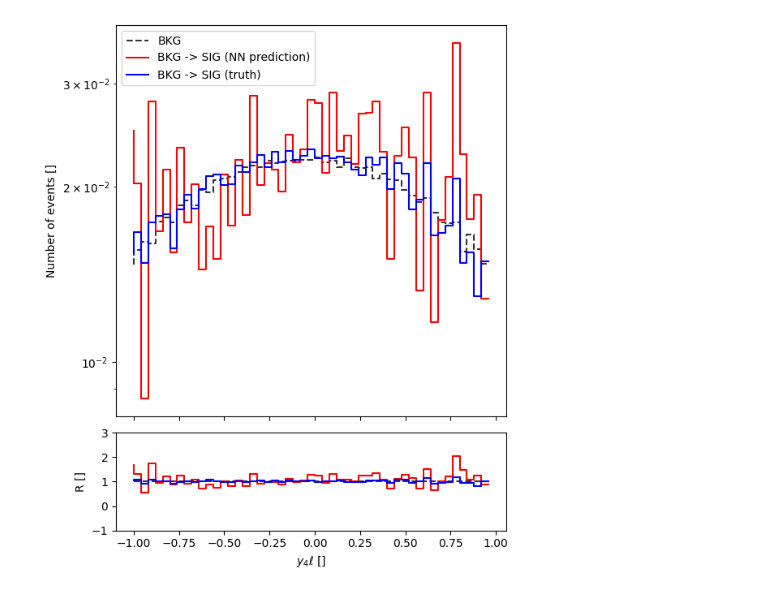
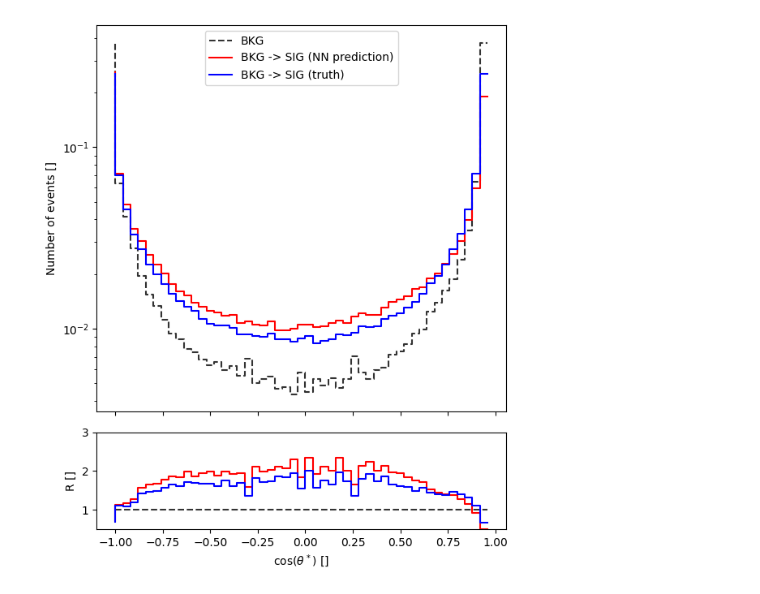
Before and after one commit to hep-cce/nsbi4hep, a Jupyter notebook: plot-alice-reweight.ipynb, the cells around one changed output. Cells and saved outputs as stored; diff of their text form; code cells hidden in the pictures.

```diff
--- a/plot-alice-reweight.ipynb
+++ b/plot-alice-reweight.ipynb
@@ -18,18 +18,18 @@ from lightning import Trainer
 # %%
 OUTPUT_DIR = 'jobs/alice/refactor-one-500k'
 SCALER_FILE = 'scaler.pkl'
-CHECKPOINT_DIR = 'checkpoints_gpudev'
+CHECKPOINT_DIR = 'checkpoints'
 SAMPLE_DIR = '..'
 
-CHECKPOINT = 'checkpoint-alice-epoch=44-val_loss=0.47.ckpt'
+CHECKPOINT = 'checkpoint-alice-epoch=54-val_loss=0.47.ckpt'
 
 VERSION = 0
 LIGHTNING_DIR = f'lightning_logs/version_{VERSION}'
 
-COMPONENT_1 = msq.Component.SIG
-COMPONENT_2 = msq.Component.BKG
+COMPONENT_2 = msq.Component.SIG
+COMPONENT_1 = msq.Component.BKG
 
-SAMPLE_SIZE = 100000
+SAMPLE_SIZE = 250000
 BATCH_SIZE = 128
 SEED = 42
 # %%
@@ -60,6 +67,10 @@ sample_processed = sample_background.filter(msq_bkg_null).calculate(z_cand).filt
 
 features = ['cth_star', 'cth_1', 'cth_2', 'phi_1', 'phi', 'Z1_mass', 'Z2_mass', '4l_mass', '4l_rapidity']
 
-# Get only required features
 X = sample_processed.kinematics[features].to_numpy()
+
+with open(os.path.join(OUTPUT_DIR, SCALER_FILE), 'rb') as f:
+    scaler = pickle.load(f)
+
+X_scaled = scaler.transform(X)
 # %% [output]
@@ -67,5 +78,5 @@ X = sample_processed.kinematics[features].to_numpy()
 # %%
 model_alice = model.ALICE.load_from_checkpoint(os.path.join(OUTPUT_DIR, CHECKPOINT_DIR, CHECKPOINT))
 # %%
-predictions = model_alice(torch.tensor(X, dtype=torch.float32)).detach().view(-1).numpy()
+predictions = model_alice(torch.tensor(X_scaled, dtype=torch.float32)).detach().view(-1).numpy()
 ratio_predicted = predictions/(1-predictions)
@@ -99,10 +83,10 @@ Length: 897, dtype: float64
 # %%
-SIG_weights_predicted = sample_processed_filtered.weights.to_numpy() * ratio_predicted_filtered
-SIG_weights_reweight = sample_processed_filtered.weights.to_numpy() * (sample_processed_filtered.reweight(COMPONENT_2, COMPONENT_1).probabilities.to_numpy()/sample_processed_filtered.probabilities.to_numpy())
+SIG_weights_predicted = sample_processed.reweight(COMPONENT_2, COMPONENT_1).weights.to_numpy() * ratio_predicted
+SIG_weights_reweight = sample_processed.reweight(COMPONENT_2, COMPONENT_1).weights.to_numpy() * (sample_processed.probabilities.to_numpy()/sample_processed.reweight(COMPONENT_2, COMPONENT_1).probabilities.to_numpy())
 # %%
-index = 8
+index = 0
 
-kin_var = X_filtered[:,index]
+kin_var = X[:,index]
 label = ['$\mathrm{cos}(\\theta^*)$ []',
          '$\mathrm{cos}(\\theta_1)$ []',
          '$\mathrm{cos}(\\theta_2)$ []',
@@ -119,40 +103,40 @@ bounds = [[-1,1],
           [-np.pi,np.pi],
           [70,115],
           [70,115],
           [180,1000],
-          [-1,1]][index]
+          [-2.4,2.4]][index]
 
 
 BINS=50
 
-hist_bkg, bins = np.histogram(kin_var, bins=BINS, range=bounds, weights=sample_processed_filtered.weights)
+hist_bkg, bins = np.histogram(kin_var, bins=BINS, range=bounds, weights=sample_processed.reweight(COMPONENT_2, COMPONENT_1).weights)
 hist_pred, bins = np.histogram(kin_var, bins=BINS, range=bounds, weights=SIG_weights_predicted/np.sum(SIG_weights_predicted)*np.sum(SIG_weights_reweight))
 hist_rew, bins = np.histogram(kin_var, bins=BINS, range=bounds, weights=SIG_weights_reweight)
 
 fig, (ax1, ax2) = plt.subplots(2,1, gridspec_kw={'height_ratios': [4, 1]}, figsize=(6,7))
 
 ax1.set_xticklabels([])
 
-ax1.step(bins[:-1], hist_bkg, color='black', linestyle='--', label=u'BKG', alpha=0.8)
-ax1.step(bins[:-1], hist_pred, color='r', label=u'BKG -> SIG (NN prediction)')
-ax1.step(bins[:-1], hist_rew, color='b', label=u'BKG -> SIG (truth)')
+ax1.step(bins[:-1], hist_bkg, color='black', linestyle='--', label=f'{cmp_names[COMPONENT_1]}', alpha=0.8)
+ax1.step(bins[:-1], hist_pred, color='r', label=f'{cmp_names[COMPONENT_1]} -> {cmp_names[COMPONENT_2]} (NN prediction)')
+ax1.step(bins[:-1], hist_rew, color='b', label=f'{cmp_names[COMPONENT_1]} -> {cmp_names[COMPONENT_2]} (truth)')
 
 ax1.set_ylabel('Number of events []')
 ax1.set_yscale('log')
 #ax1.set_ylim(0,10)
 
 ax1.legend()
 
-ax2.step(bins[:-1], hist_bkg/hist_bkg, color='black', linestyle='--', label=u'BKG', alpha=0.8)
-ax2.step(bins[:-1], hist_pred/hist_bkg, color='r', label=u'BKG -> SIG (NN prediction)')
-ax2.step(bins[:-1], hist_rew/hist_bkg, color='b', label=u'BKG -> SIG (truth)')
+ax2.step(bins[:-1], hist_bkg/hist_bkg, color='black', linestyle='--', label=f'{cmp_names[COMPONENT_1]}', alpha=0.8)
+ax2.step(bins[:-1], hist_pred/hist_bkg, color='r', label=f'{cmp_names[COMPONENT_1]} -> {cmp_names[COMPONENT_2]} (NN prediction)')
+ax2.step(bins[:-1], hist_rew/hist_bkg, color='b', label=f'{cmp_names[COMPONENT_1]} -> {cmp_names[COMPONENT_2]} (truth)')
 
 ax2.set_xlabel(label)
 ax2.set_ylabel('R []')
 #ax2.set_yscale('log')
-ax2.set_ybound(-1.0,3.0)
+ax2.set_ybound(0.5,3.0)
 fig.tight_layout()
 
 plt.show()
 # %% [output]
-[figure, old version]
+[figure, new version]
```
Also changed, not shown: parts of 5 cells of this notebook, 8 other files.
